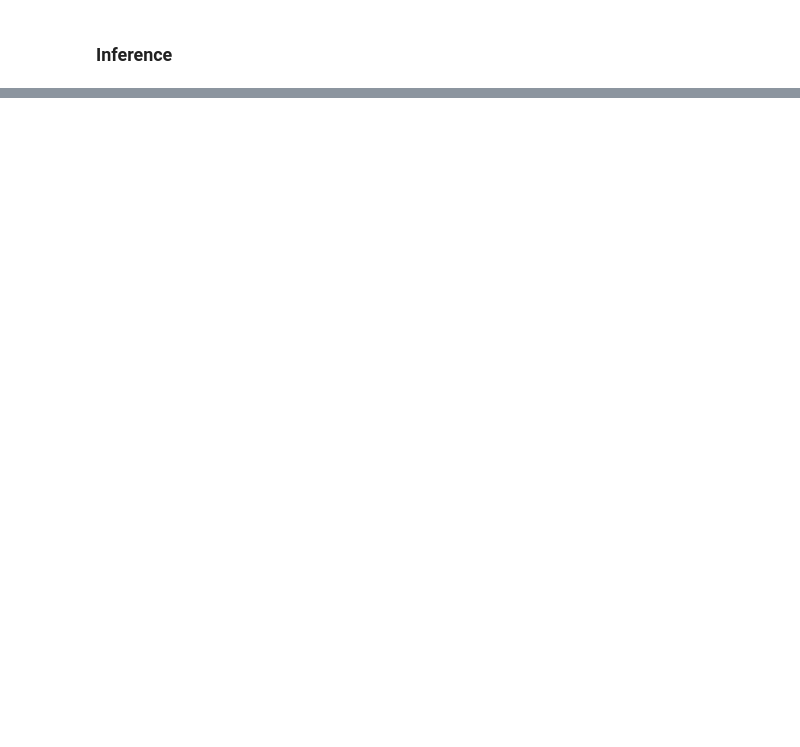
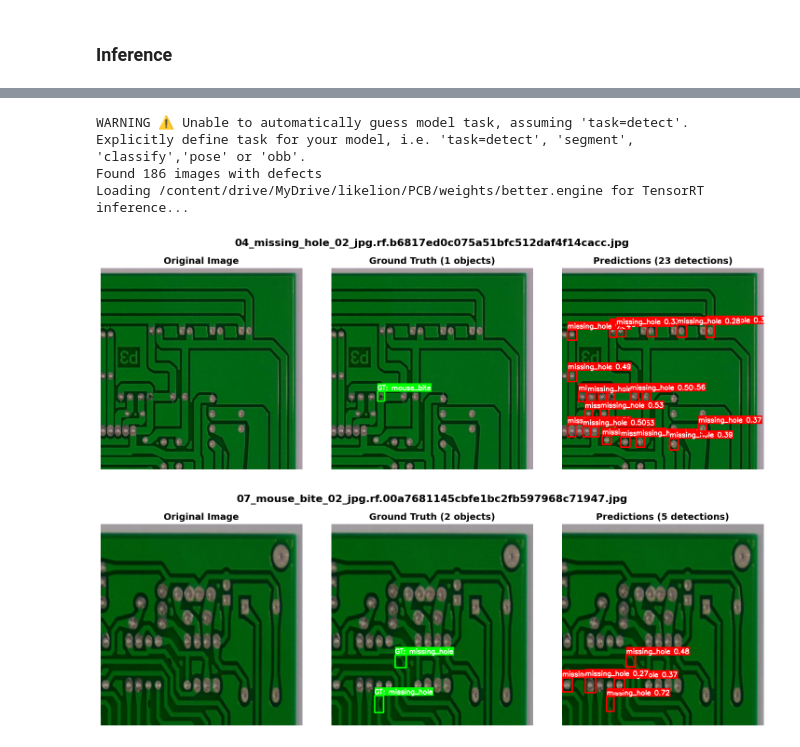
Before and after one commit to PCB-object-detection/PCB, a Jupyter notebook: notebooks/quantization.ipynb, the cells around one changed output, grey strips where cells are left out. Cells and saved outputs as stored; diff of their text form; code cells hidden in the pictures; blank space fills up the shorter version.

```diff
--- a/notebooks/quantization.ipynb
+++ b/notebooks/quantization.ipynb
@@ -117,0 +331,18 @@ df_compare
+# %%
+# 양자화 후 모델
+visualize_predict(
+    model_path=MODEL_ENGINE,
+    test_images_dir=f"{PROJECT_ROOT}/dataset/roboflow/test/images",
+    label_dir=f"{PROJECT_ROOT}/dataset/roboflow/test/labels",
+    num_samples=2,  # 5개 이미지 시각화
+    conf=0.25
+)
+
+# MODEL_PT = WEIGHTS_DIR / "better.pt"
+# MODEL_ENGINE = WEIGHTS_DIR / "better.engine"
+# %% [output]
+WARNING ⚠️ Unable to automatically guess model task, assuming 'task=detect'. Explicitly define task for your model, i.e. 'task=detect', 'segment', 'classify','pose' or 'obb'.
+Found 186 images with defects
+Loading /content/drive/MyDrive/likelion/PCB/weights/better.engine for TensorRT inference...
+[figure, added]
+[figure, added]
```
Also changed, not shown: parts of 9 cells of this notebook, 1 other file.
